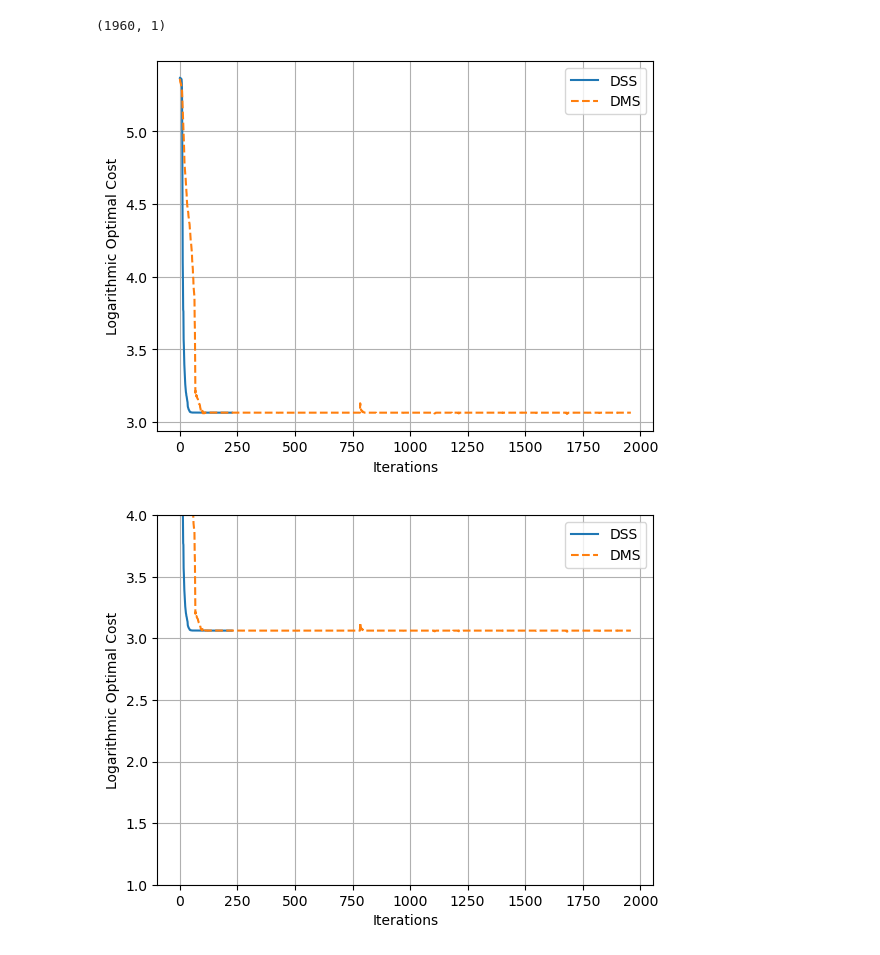
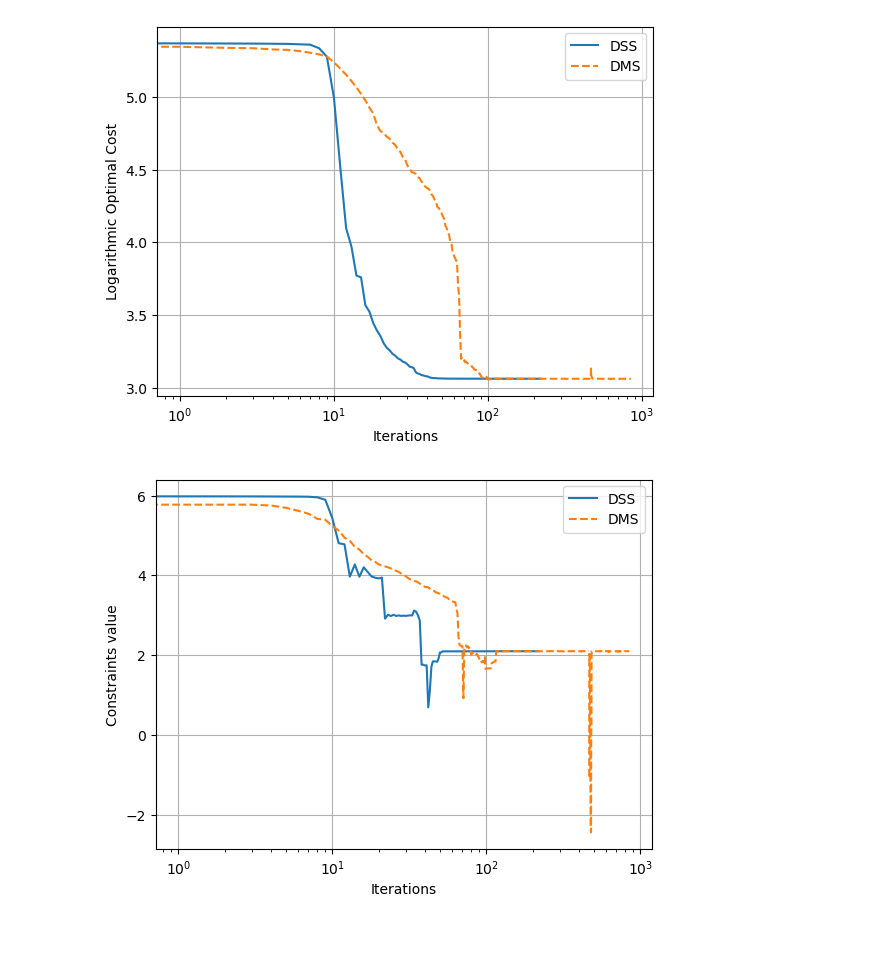
Before and after one commit to piergo98/OCSLC, a Jupyter notebook: prova.ipynb, the cells around one changed output. Saved outputs shown, nothing was run; the diff lists cells and outputs as text; code cells hidden in the pictures.

Commit message:
added inspection for checking constraints and the optimality of the two methods

```diff
--- a/prova.ipynb
+++ b/prova.ipynb
@@ -46,39 +37,39 @@ print(P)
 # %%
 import numpy as np
 import scipy.io
 import matplotlib.pyplot as plt
 from ipywidgets import interactive
 
 # Load data from a .mat file
-data = scipy.io.loadmat('results.mat')
+data = scipy.io.loadmat('comparison_results.mat')
 
 # Extract the relevant variables
 optimal_costs = data['optimal_costs'][0]
+optimal_constraints = data['optimal_constraints'][0]
 iter_array = data['iter_array'][0]  # Extract the array from the nested structure
 
-print(optimal_costs[1].shape)
+constraints_value_ss = optimal_constraints[0].flatten()
+constraints_value_ms = optimal_constraints[1].flatten()
 
 # Plot the optimal costs function value
 plt.figure()
 
-plt.plot(np.log10(optimal_costs[0].flatten()), label='DSS', linestyle="-")
-plt.plot(np.log10(optimal_costs[1].flatten()), label='DMS', linestyle="--")
+plt.semilogx(np.log10(optimal_costs[0].flatten()), label='DSS', linestyle="-")
+plt.semilogx(np.log10(optimal_costs[1].flatten()), label='DMS', linestyle="--")
 plt.xlabel('Iterations')
 plt.ylabel('Logarithmic Optimal Cost')
 plt.grid()
 plt.legend()
 
 plt.figure()
-plt.plot(np.log10(optimal_costs[0].flatten()), label='DSS', linestyle="-")
-plt.plot(np.log10(optimal_costs[1].flatten()), label='DMS', linestyle="--")
+plt.semilogx(np.log10(np.abs(constraints_value_ss)), label='DSS', linestyle="-")
+plt.semilogx(np.log10(np.abs(constraints_value_ms)), label='DMS', linestyle="--")
 plt.xlabel('Iterations')
-plt.ylabel('Logarithmic Optimal Cost')
-plt.ylim((1, 4))
+plt.ylabel('Constraints value')
 plt.grid()
 plt.legend()
 
 plt.show()
 # %% [output]
-(1960, 1)
-[figure, old version]
+[figure, new version]
-[figure, old version]
+[figure, new version]
```
Also changed, not shown: parts of 3 cells of this notebook, 2 other files.
